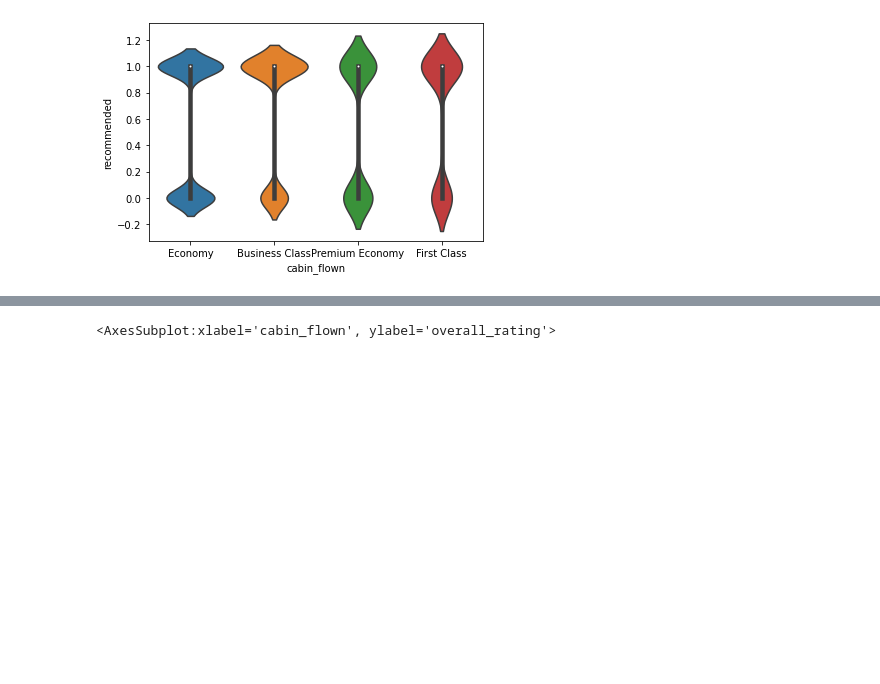
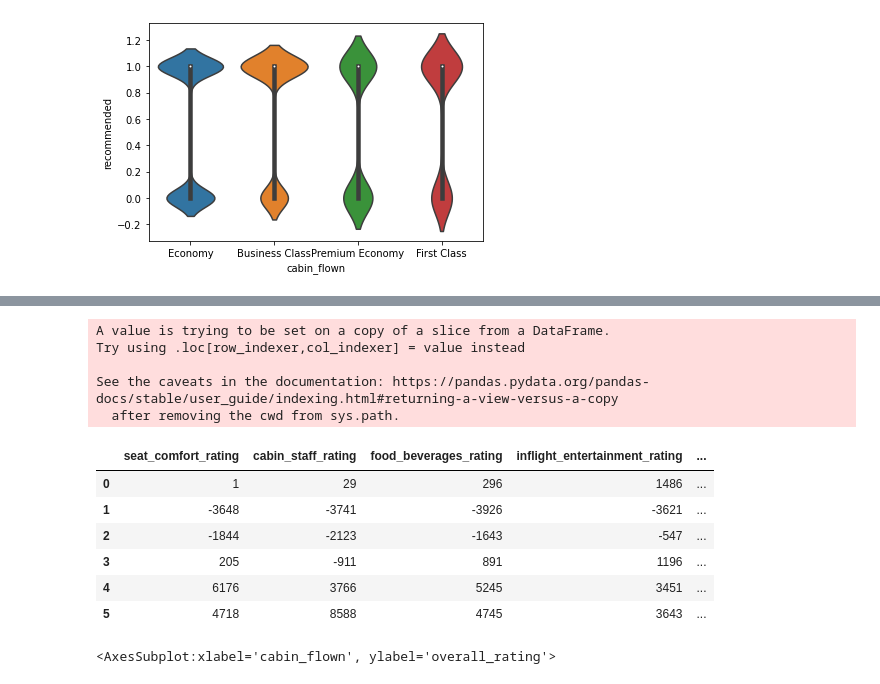
Before and after one commit to iamkunalagarwal/Capstone-2---Airlines-Juxtaposition, a Jupyter notebook: Cap 2 - Modelling.ipynb, the cells around one changed output, grey strips where cells are left out. Saved outputs shown, nothing was run; the diff lists cells and outputs as text; code cells hidden in the pictures; blank space fills up the shorter version.

```diff
--- a/Cap 2 - Modelling.ipynb
+++ b/Cap 2 - Modelling.ipynb
@@ -114,0 +126,3 @@ sns.violinplot(x='cabin_flown', y='recommended', data=df)
+# %%
+rec = df[df['recommended'] == 1]
+norec = df[df['recommended'] == 0]
@@ -114,0 +152,7 @@ sns.violinplot(x='cabin_flown', y='recommended', data=df)
+# %%
+x = rec.groupby(['cabin_staff_rating'])[['recommended']].count()
+x.columns = ['+ve']
+x['-ve'] = norec.groupby(['cabin_staff_rating'])[['recommended']].count()
+x['diff'] = x['+ve'] - x['-ve']
+x.index = [0,1,2,3,4,5]
+x
@@ -115,3 +167,22 @@ sns.violinplot(x='cabin_flown', y='recommended', data=df)
+# %%
+x2 = x[['diff']]
+
+for c in cols:
+    x2[c] = rec.groupby([c])['recommended'].count() - norec.groupby([c])['recommended'].count()
+x2.drop(columns=['diff'])
+# %% [output]
+A value is trying to be set on a copy of a slice from a DataFrame.
+Try using .loc[row_indexer,col_indexer] = value instead
+
+See the caveats in the documentation: https://pandas.pydata.org/pandas-docs/stable/user_guide/indexing.html#returning-a-view-versus-a-copy
+  after removing the cwd from sys.path.
+|  | seat_comfort_rating | cabin_staff_rating | food_beverages_rating | inflight_entertainment_rating | ... |
+| 0 | 1 | 29 | 296 | 1486 | ... |
+| 1 | -3648 | -3741 | -3926 | -3621 | ... |
+| 2 | -1844 | -2123 | -1643 | -547 | ... |
+| 3 | 205 | -911 | 891 | 1196 | ... |
+| 4 | 6176 | 3766 | 5245 | 3451 | ... |
+| 5 | 4718 | 8588 | 4745 | 3643 | ... |
 # %%
 sns.violinplot(x='cabin_flown', y='overall_rating', data=df)
 # %% [output]
```
Also changed, not shown: parts of 6 cells of this notebook.
